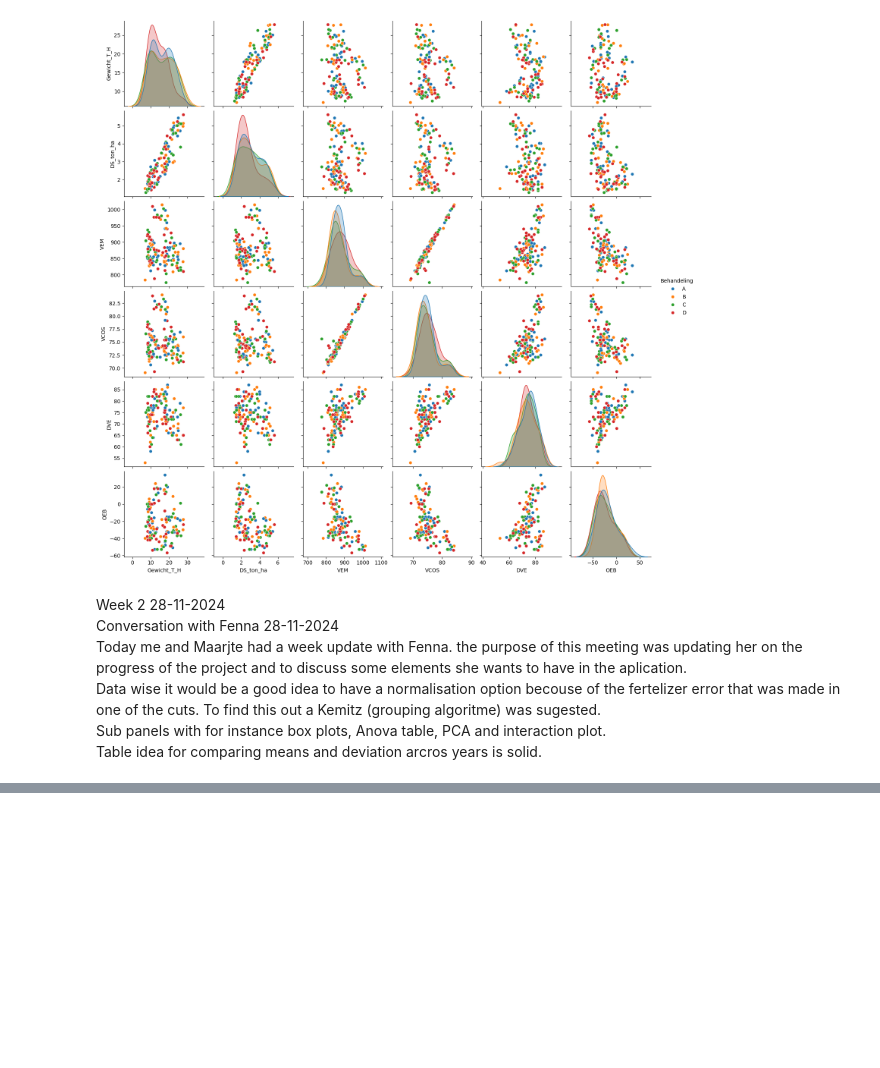
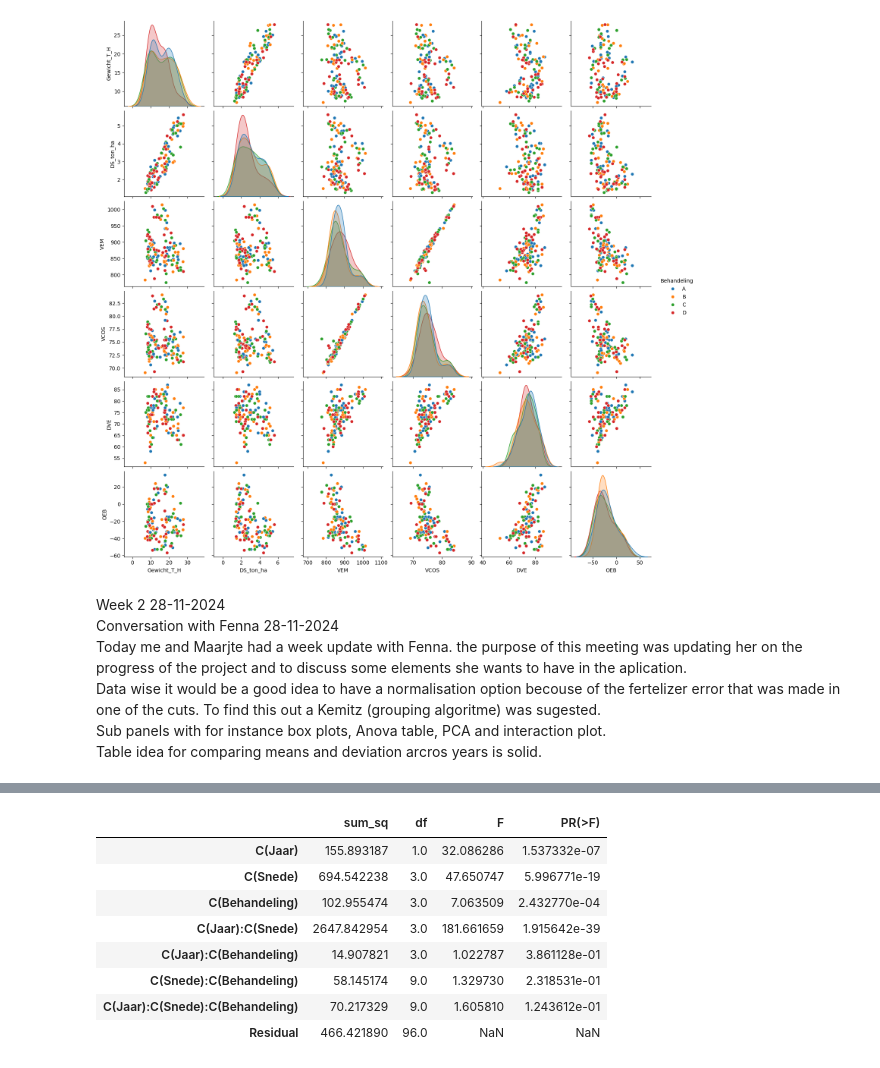
Before and after one commit to Ivarlottman/Dashboard-Regenerative-landbouw, a Jupyter notebook: Logboek/Logboek_Ivar.ipynb, the cells around one changed output, grey strips where cells are left out. Saved outputs shown, nothing was run; the diff lists cells and outputs as text; code cells hidden in the pictures; blank space fills up the shorter version.

```diff
--- a/Logboek/Logboek_Ivar.ipynb
+++ b/Logboek/Logboek_Ivar.ipynb
@@ -404,0 +584,16 @@ NameError: name 'join_dataframe' is not defined
+# %%
+import statsmodels.api as sm
+from statsmodels.formula.api import ols
+anova_modal = ols("""Gewicht_T_H ~ C(Jaar) + C(Snede) + C(Behandeling) +
+C(Jaar):C(Snede) + C(Jaar):C(Behandeling) + C(Snede):C(Behandeling) + C(Jaar):C(Snede):C(Behandeling) """,merged_data).fit()
+sm.stats.anova_lm(anova_modal, typ=2)
+# %% [output]
+|  | sum_sq | df | F | PR(>F) |
+| C(Jaar) | 155.893187 | 1.0 | 32.086286 | 1.537332e-07 |
+| C(Snede) | 694.542238 | 3.0 | 47.650747 | 5.996771e-19 |
+| C(Behandeling) | 102.955474 | 3.0 | 7.063509 | 2.432770e-04 |
+| C(Jaar):C(Snede) | 2647.842954 | 3.0 | 181.661659 | 1.915642e-39 |
+| C(Jaar):C(Behandeling) | 14.907821 | 3.0 | 1.022787 | 3.861128e-01 |
+| C(Snede):C(Behandeling) | 58.145174 | 9.0 | 1.329730 | 2.318531e-01 |
+| C(Jaar):C(Snede):C(Behandeling) | 70.217329 | 9.0 | 1.605810 | 1.243612e-01 |
+| Residual | 466.421890 | 96.0 | NaN | NaN |
```
Also changed, not shown: parts of 25 cells of this notebook, 1 other file.
